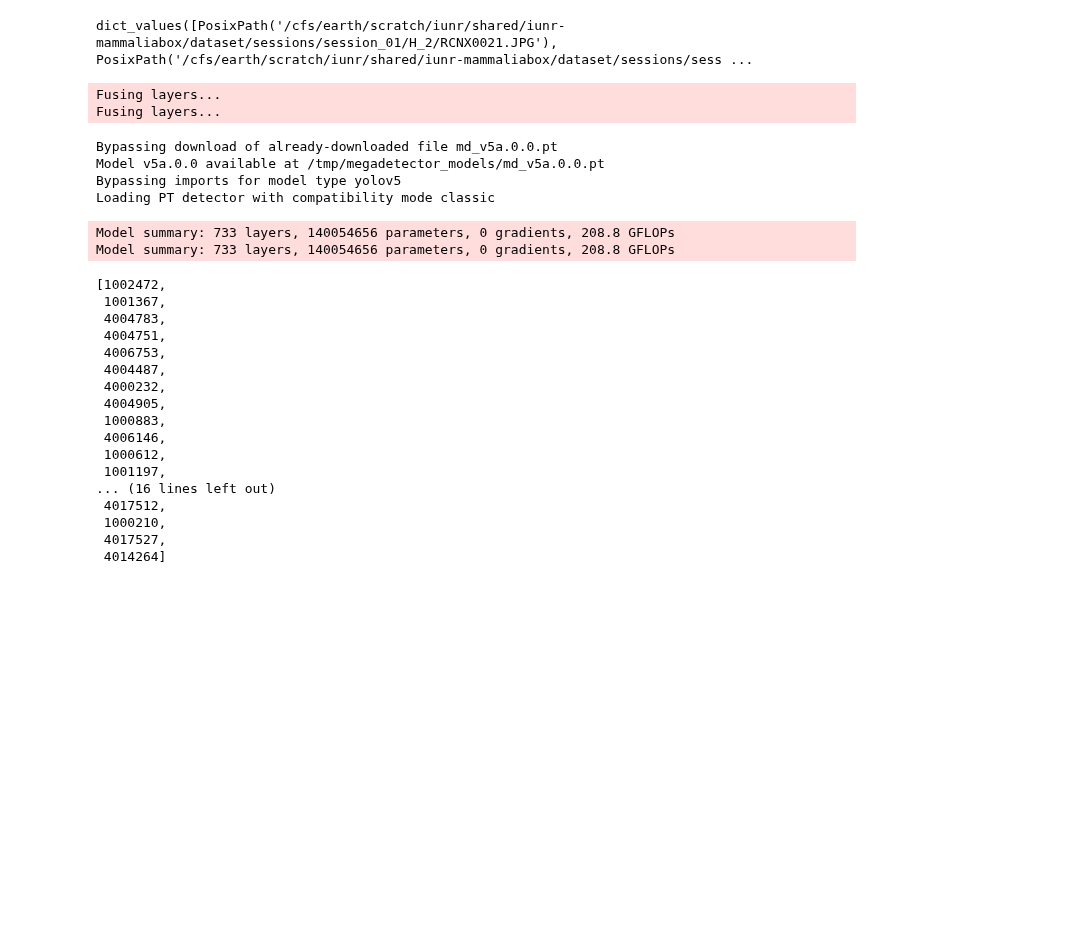
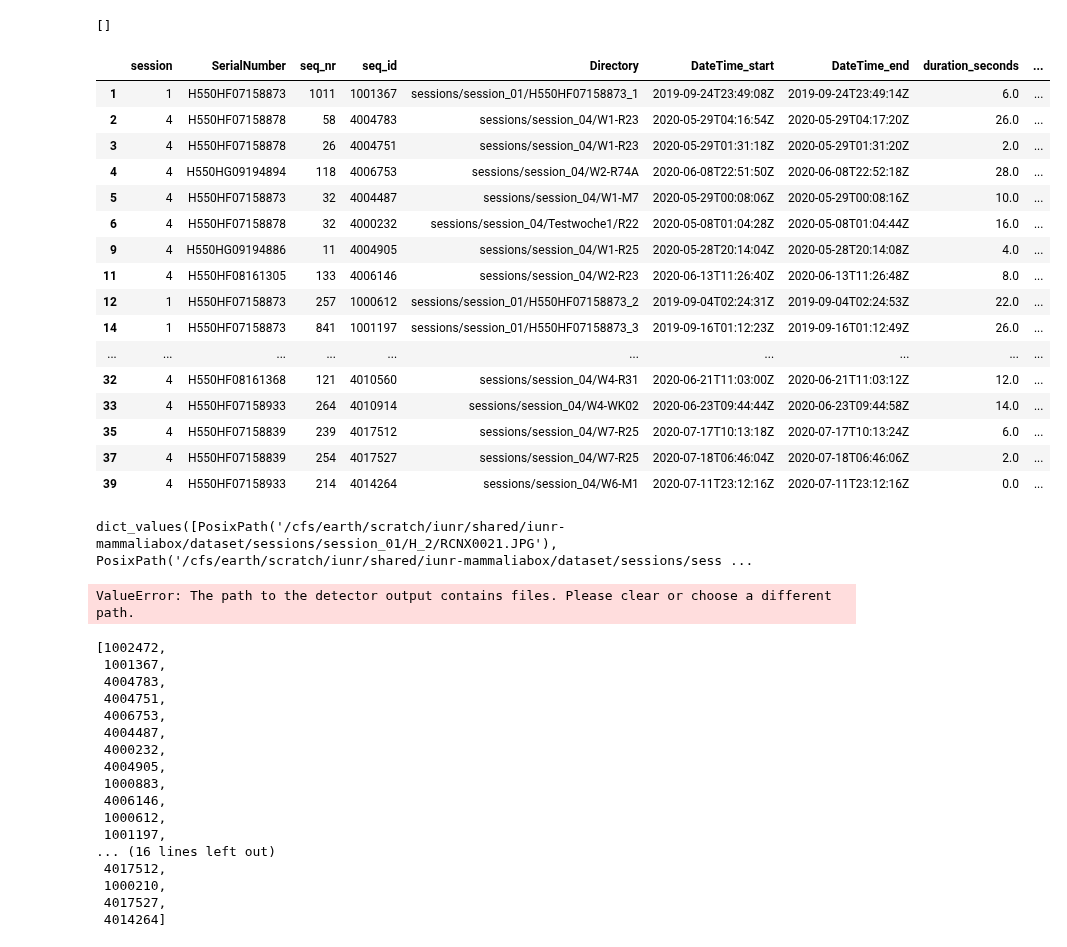
Before and after one commit to juliankraft/BachelorThesis, a Jupyter notebook: code/dev/building_dataloader.ipynb, the cells around one changed output. Cells and saved outputs as stored; diff of their text form; code cells hidden in the pictures; blank space fills up the shorter version.

```diff
--- a/code/dev/building_dataloader.ipynb
+++ b/code/dev/building_dataloader.ipynb
@@ -134,6 +134,12 @@ class MammaliaData(Dataset):
             self.mode = mode
         else:
             raise ValueError("Please choose a mode from ['train', 'test', 'detect'].")
+
+        if detection_confidence < 0.25:
+            raise ValueError("Detection confidence must be at least 0.25.")
+        self.detection_confidence = detection_confidence
+        self.sample_length = sample_length
+        self.sample_img_size = sample_img_size
 
         path_labelfiles = Path(path_labelfiles)
         if not path_labelfiles.exists():
@@ -212,11 +218,7 @@ class MammaliaData(Dataset):
 
             self.run_detector()
 
-        if detection_confidence < 0.25:
-            raise ValueError("Detection confidence must be at least 0.25.")
-        self.detection_confidence = detection_confidence
-        self.sample_length = sample_length
-        self.sample_img_size = sample_img_size
+
 
     def getting_all_files_of_type(
             self,
@@ -251,7 +253,10 @@ class MammaliaData(Dataset):
     def get_seq_ids_with_no_detectection(
             self,
             ) -> list[int]:
-        detection_summary = pd.read_csv(self.path_to_detector_output / "detection_summary.csv", nrows=2)
+        detection_summary = pd.read_csv(
+            self.path_to_detector_output / "detection_summary.csv",
+            usecols=["seq_id", "max_conf"]
+            )
         return detection_summary[detection_summary["max_conf"] < self.detection_confidence]["seq_id"].tolist()
 
     def get_all_images_of_sequence(
@@ -354,8 +359,32 @@ dataset = MammaliaData(
     path_to_dataset=paths['dataset'],
     path_labelfiles='/cfs/earth/scratch/kraftjul/BA/output/test_set/',
     path_to_detector_output='/cfs/earth/scratch/kraftjul/BA/output/test2_MD_out',
-    mode='test',
+    mode='train',
     )
+# %%
+dataset.get_seq_ids_with_no_detectection()
+# %% [output]
+[]
+# %%
+dataset.ds
+# %% [output]
+|  | session | SerialNumber | seq_nr | seq_id | Directory | DateTime_start | DateTime_end | duration_seconds | ... |
+| 1 | 1 | H550HF07158873 | 1011 | 1001367 | sessions/session_01/H550HF07158873_1 | 2019-09-24T23:49:08Z | 2019-09-24T23:49:14Z | 6.0 | ... |
+| 2 | 4 | H550HF07158878 | 58 | 4004783 | sessions/session_04/W1-R23 | 2020-05-29T04:16:54Z | 2020-05-29T04:17:20Z | 26.0 | ... |
+| 3 | 4 | H550HF07158878 | 26 | 4004751 | sessions/session_04/W1-R23 | 2020-05-29T01:31:18Z | 2020-05-29T01:31:20Z | 2.0 | ... |
+| 4 | 4 | H550HG09194894 | 118 | 4006753 | sessions/session_04/W2-R74A | 2020-06-08T22:51:50Z | 2020-06-08T22:52:18Z | 28.0 | ... |
+| 5 | 4 | H550HF07158873 | 32 | 4004487 | sessions/session_04/W1-M7 | 2020-05-29T00:08:06Z | 2020-05-29T00:08:16Z | 10.0 | ... |
+| 6 | 4 | H550HF07158878 | 32 | 4000232 | sessions/session_04/Testwoche1/R22 | 2020-05-08T01:04:28Z | 2020-05-08T01:04:44Z | 16.0 | ... |
+| 9 | 4 | H550HG09194886 | 11 | 4004905 | sessions/session_04/W1-R25 | 2020-05-28T20:14:04Z | 2020-05-28T20:14:08Z | 4.0 | ... |
+| 11 | 4 | H550HF08161305 | 133 | 4006146 | sessions/session_04/W2-R23 | 2020-06-13T11:26:40Z | 2020-06-13T11:26:48Z | 8.0 | ... |
+| 12 | 1 | H550HF07158873 | 257 | 1000612 | sessions/session_01/H550HF07158873_2 | 2019-09-04T02:24:31Z | 2019-09-04T02:24:53Z | 22.0 | ... |
+| 14 | 1 | H550HF07158873 | 841 | 1001197 | sessions/session_01/H550HF07158873_3 | 2019-09-16T01:12:23Z | 2019-09-16T01:12:49Z | 26.0 | ... |
+| ... | ... | ... | ... | ... | ... | ... | ... | ... | ... |
+| 32 | 4 | H550HF08161368 | 121 | 4010560 | sessions/session_04/W4-R31 | 2020-06-21T11:03:00Z | 2020-06-21T11:03:12Z | 12.0 | ... |
+| 33 | 4 | H550HF07158933 | 264 | 4010914 | sessions/session_04/W4-WK02 | 2020-06-23T09:44:44Z | 2020-06-23T09:44:58Z | 14.0 | ... |
+| 35 | 4 | H550HF07158839 | 239 | 4017512 | sessions/session_04/W7-R25 | 2020-07-17T10:13:18Z | 2020-07-17T10:13:24Z | 6.0 | ... |
+| 37 | 4 | H550HF07158839 | 254 | 4017527 | sessions/session_04/W7-R25 | 2020-07-18T06:46:04Z | 2020-07-18T06:46:06Z | 2.0 | ... |
+| 39 | 4 | H550HF07158933 | 214 | 4014264 | sessions/session_04/W6-M1 | 2020-07-11T23:12:16Z | 2020-07-11T23:12:16Z | 0.0 | ... |
 # %%
 dataset.get_all_images_of_sequence(1000003).values()
 # %% [output]
@@ -368,14 +397,7 @@ dataset = MammaliaData(
     mode='detect',
     )
 # %% [output]
-Fusing layers...
-Fusing layers...
+ValueError: The path to the detector output contains files. Please clear or choose a different path.
-Bypassing download of already-downloaded file md_v5a.0.0.pt
-Model v5a.0.0 available at /tmp/megadetector_models/md_v5a.0.0.pt
-Bypassing imports for model type yolov5
-Loading PT detector with compatibility mode classic
-Model summary: 733 layers, 140054656 parameters, 0 gradients, 208.8 GFLOPs
-Model summary: 733 layers, 140054656 parameters, 0 gradients, 208.8 GFLOPs
 # %%
 dataset.seq_ids
 # %% [output]
```
